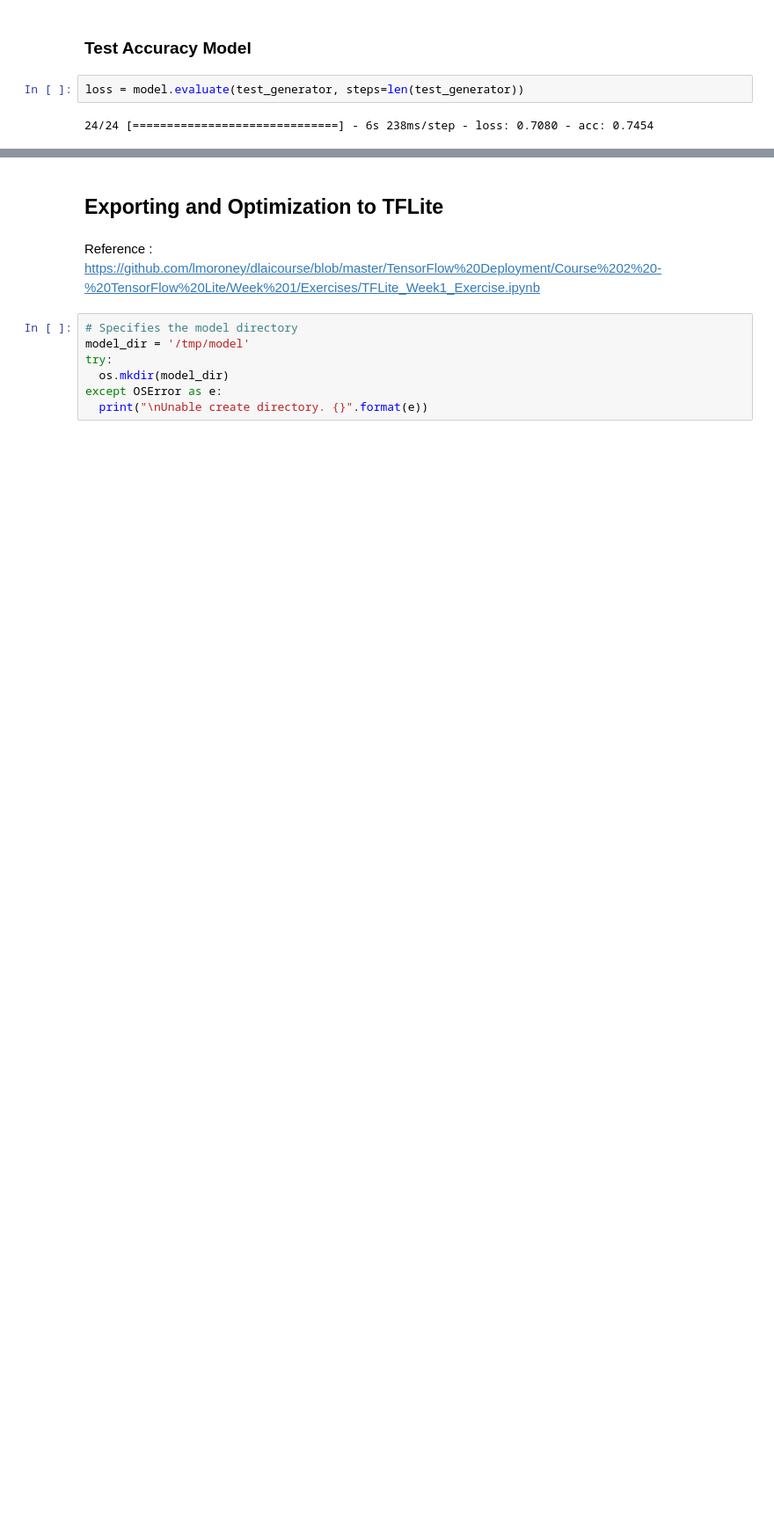
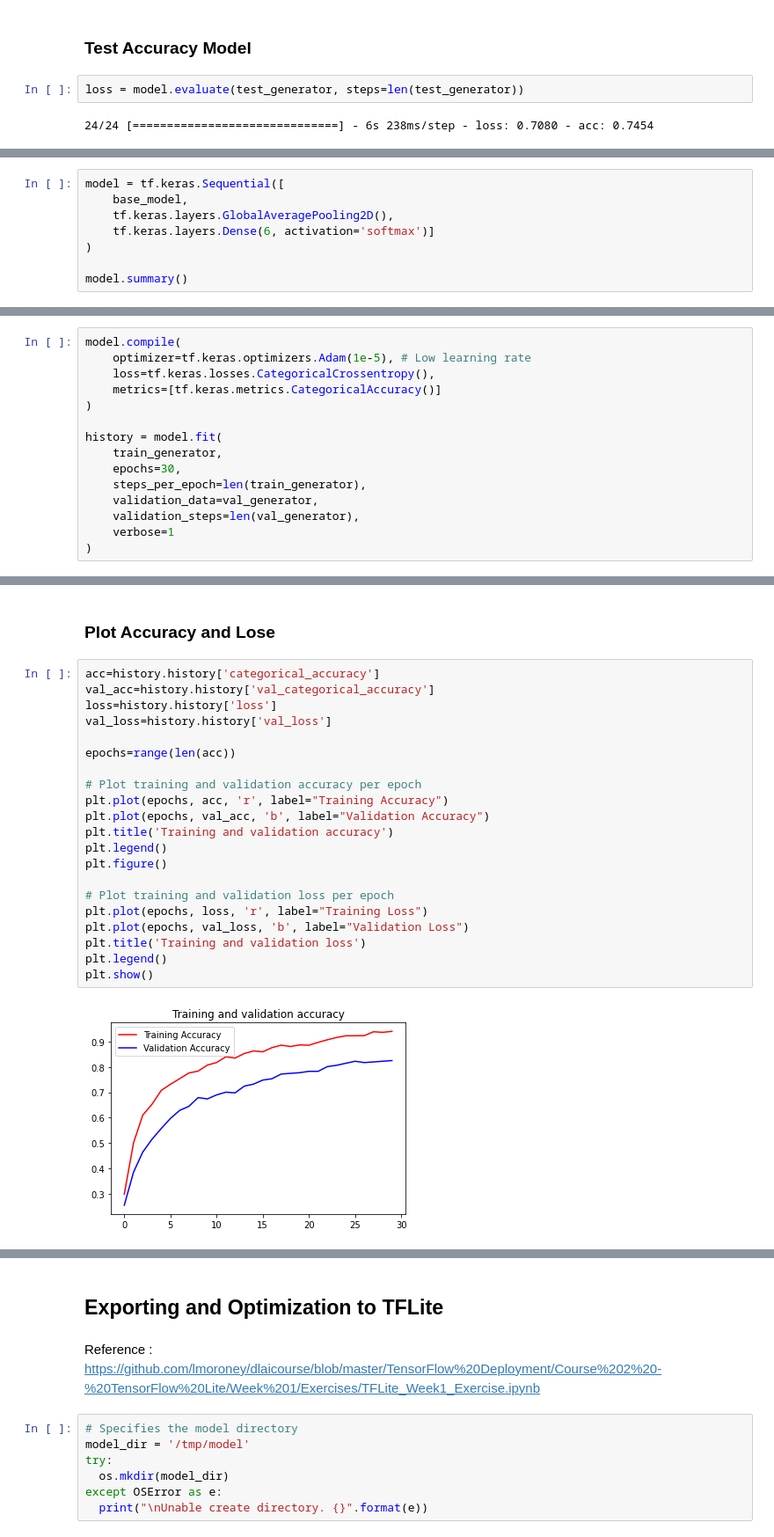
Before and after one commit to reevald/craftivity-data, a Jupyter notebook: model-maker.ipynb, the cells around one changed output, grey strips where cells are left out. Shown at 88% size. Cells and saved outputs as stored; diff of their text form; blank space fills up the shorter version.

Commit message:
Improve with MobileNetV2 and Visualization Predictions

```diff
--- a/model-maker.ipynb
+++ b/model-maker.ipynb
@@ -385,0 +423,8 @@ loss = model.evaluate(test_generator, steps=len(test_generator))
+# %%
+model = tf.keras.Sequential([
+    base_model,
+    tf.keras.layers.GlobalAveragePooling2D(),
+    tf.keras.layers.Dense(6, activation='softmax')]
+)
+
+model.summary()
@@ -385,0 +448,15 @@ loss = model.evaluate(test_generator, steps=len(test_generator))
+# %%
+model.compile(
+    optimizer=tf.keras.optimizers.Adam(1e-5), # Low learning rate
+    loss=tf.keras.losses.CategoricalCrossentropy(),
+    metrics=[tf.keras.metrics.CategoricalAccuracy()]
+)
+
+history = model.fit(
+    train_generator,
+    epochs=30,
+    steps_per_epoch=len(train_generator),
+    validation_data=val_generator,
+    validation_steps=len(val_generator),
+    verbose=1
+)
@@ -385,0 +481,25 @@ loss = model.evaluate(test_generator, steps=len(test_generator))
+# %% [markdown]
+### Plot Accuracy and Lose
+# %%
+acc=history.history['categorical_accuracy']
+val_acc=history.history['val_categorical_accuracy']
+loss=history.history['loss']
+val_loss=history.history['val_loss']
+
+epochs=range(len(acc))
+
+# Plot training and validation accuracy per epoch
+plt.plot(epochs, acc, 'r', label="Training Accuracy")
+plt.plot(epochs, val_acc, 'b', label="Validation Accuracy")
+plt.title('Training and validation accuracy')
+plt.legend()
+plt.figure()
+
+# Plot training and validation loss per epoch
+plt.plot(epochs, loss, 'r', label="Training Loss")
+plt.plot(epochs, val_loss, 'b', label="Validation Loss")
+plt.title('Training and validation loss')
+plt.legend()
+plt.show()
+# %% [output]
+[figure, added]
```
Also changed, not shown: parts of 49 cells of this notebook.
